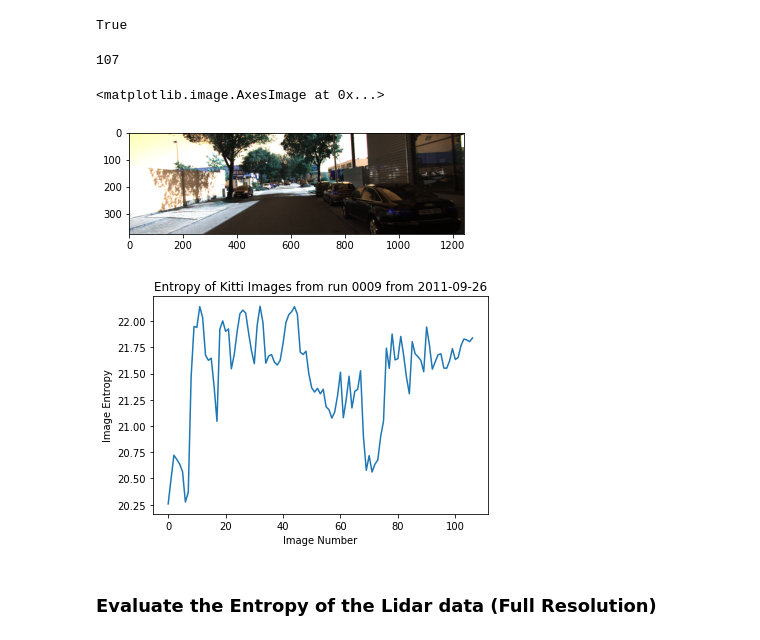
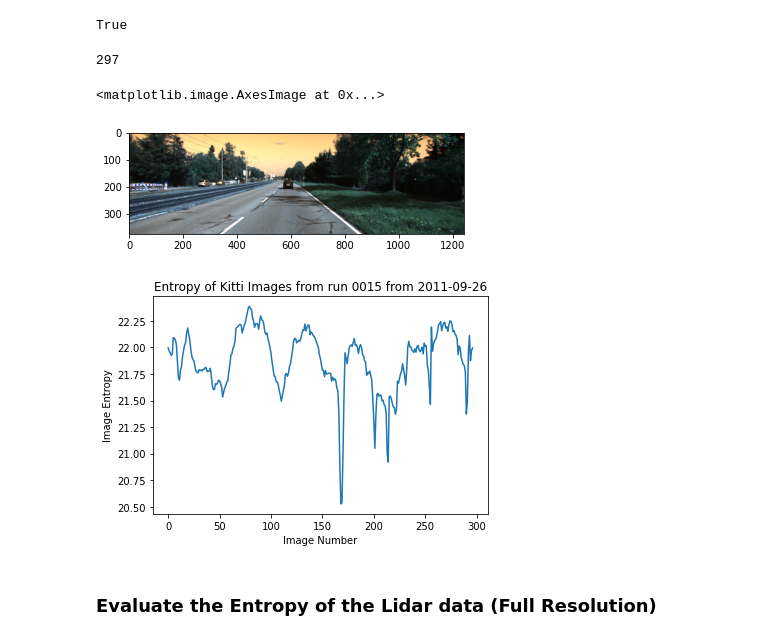
Before and after one commit to rhanschristiansen/entropy, a Jupyter notebook: entropy.ipynb, the cells around one changed output. Cells and saved outputs as stored; diff of their text form; code cells hidden in the pictures.

```diff
--- a/entropy.ipynb
+++ b/entropy.ipynb
@@ -21,17 +57,18 @@ def entropy(hist):
 # %% [markdown]
 Test the resolution on the Lena image prior to edge detection and after edge detection
 # %%
-im = Image.open('lenagrey.gif')
-im.save('lenagrey.png')
-im = Image.open('lenacanny.gif')
-im.save('lenacanny.png')
-im = Image.open('lenacannylowradius.gif')
-im.save('lenacannylowradius.png')
+#  Simply open and save to convert some of the images to png.
+im = Image.open('images/lenagrey.gif')
+im.save('images/lenagrey.png')
+im = Image.open('images/lenacanny.gif')
+im.save('images/lenacanny.png')
+im = Image.open('images/lenacannylowradius.gif')
+im.save('images/lenacannylowradius.png')
 
 img_names = ['lena grey scale', 'lena canny', 'lena canny low radius']
-lenagrey = cv2.imread('lenagrey.png')
-lenacanny = cv2.imread('lenacanny.png')
-lenacannylowradius = cv2.imread('lenacannylowradius.png')
+lenagrey = cv2.imread('images/lenagrey.png')
+lenacanny = cv2.imread('images/lenacanny.png')
+lenacannylowradius = cv2.imread('images/lenacannylowradius.png')
 # %%
 imgs = [lenagrey, lenacanny, lenacannylowradius]
 hists = []
@@ -63,5 +102,5 @@ sys.path.append("../") # go to parent dir
 # %%
-im_dir = '../data/2011_09_26/2011_09_26_drive_0009_sync/image_02/data/'
+im_dir = 'data/2011_09_26/2011_09_26_drive_0015_sync/image_02/data/'
 
 os.path.exists(im_dir)
 # %% [output]
@@ -70,30 +109,30 @@ True
 images = sorted([f for f in glob.glob(im_dir+'*.png', recursive=False)])
 len(images)
 # %% [output]
-107
+297
 # %%
 im = cv2.imread(images[0])
 # %%
 plt.imshow(im)
 # %% [output]
 <matplotlib.image.AxesImage at 0x...>
-[figure, old version]
+[figure, new version]
 # %%
 entropies = []
 for i, f in enumerate(images):
     im = cv2.imread(images[i])
     e = 0
     for c in range(3):
         im_flat = im[:,:,c].ravel()
         hist, _ = np.histogram(im_flat, bins=256, density=True )
         e += entropy(hist)
     entropies.append(e)
 plt.plot(entropies)
-plt.title('Entropy of Kitti Images from run 0009 from 2011-09-26')
+plt.title('Entropy of Kitti Images from run 0015 from 2011-09-26')
 plt.xlabel('Image Number')
 _ = plt.ylabel('Image Entropy')
 # %% [output]
-[figure, old version]
+[figure, new version]
 # %% [markdown]
 ### Evaluate the Entropy of the Lidar data (Full Resolution)
 # %%
```
Also changed, not shown: parts of 8 cells of this notebook.
